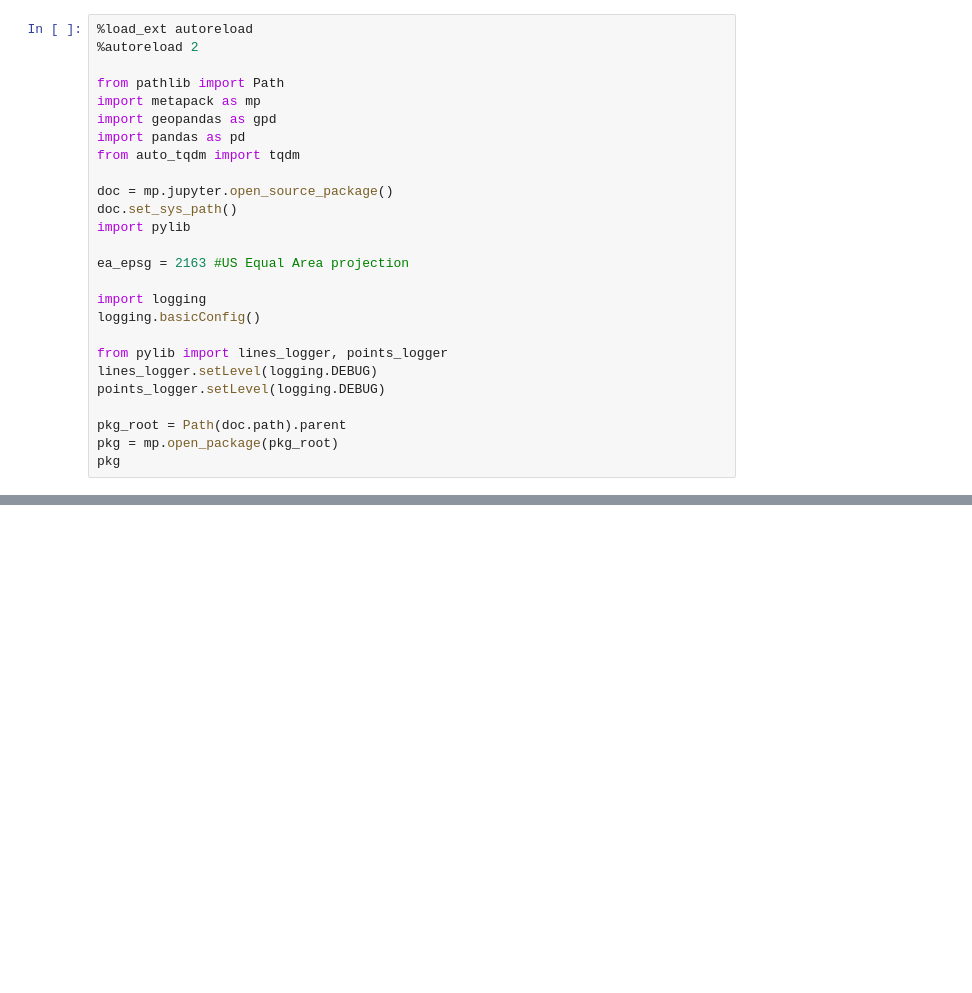
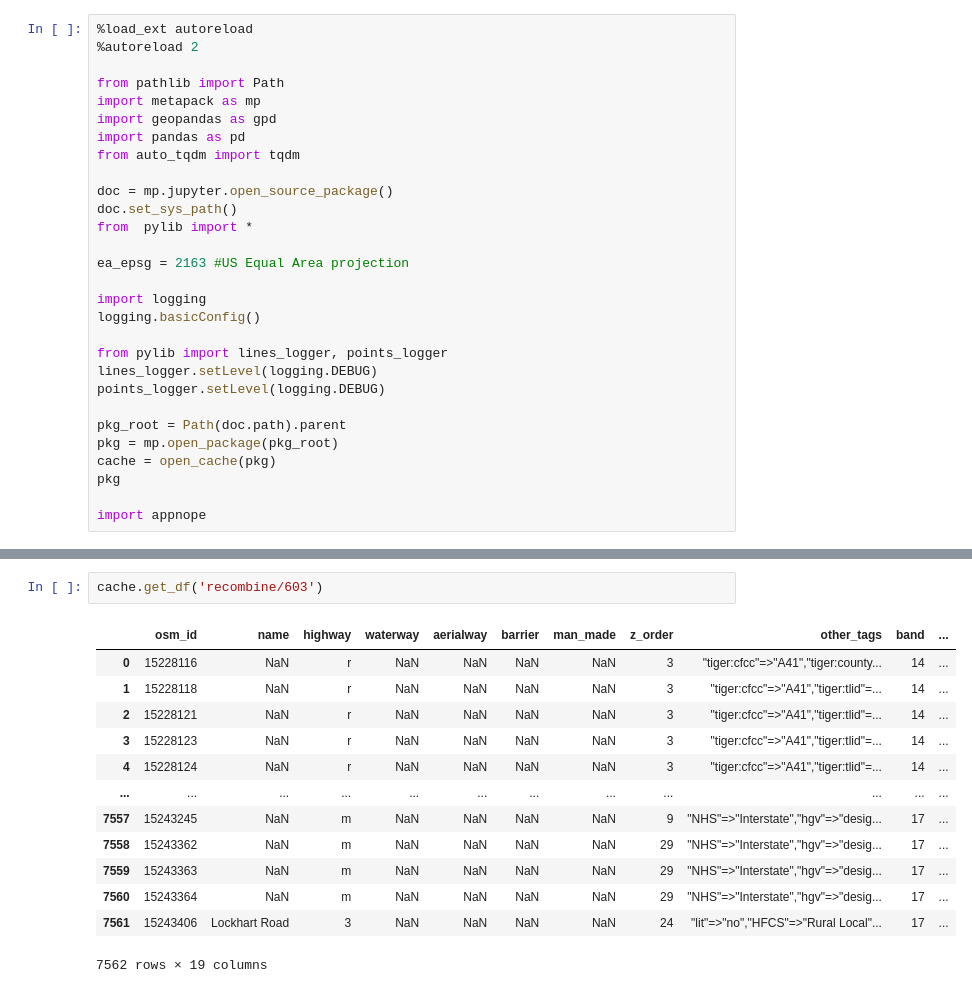
Before and after one commit to metatab-packages/civicknowledge.com-osm-demosearch, a Jupyter notebook: notebooks/Devel.ipynb, the cells around one changed output, grey strips where cells are left out. Cells and saved outputs as stored; diff of their text form; blank space fills up the shorter version.

```diff
--- a/notebooks/Devel.ipynb
+++ b/notebooks/Devel.ipynb
@@ -10,7 +10,7 @@ from auto_tqdm import tqdm
 
 doc = mp.jupyter.open_source_package()
 doc.set_sys_path()
-import pylib
+from  pylib import *
 
 ea_epsg = 2163 #US Equal Area projection
 
@@ -23,4 +23,7 @@ points_logger.setLevel(logging.DEBUG)
 
 pkg_root = Path(doc.path).parent
 pkg = mp.open_package(pkg_root)
+cache = open_cache(pkg)
 pkg
+
+import appnope
@@ -79,0 +39,16 @@ INFO:pylib.points:Make geotags dataframe
+# %%
+cache.get_df('recombine/603')
+# %% [output]
+|  | osm_id | name | highway | waterway | aerialway | barrier | man_made | z_order | other_tags | band | ... |
+| 0 | 15228116 | NaN | r | NaN | NaN | NaN | NaN | 3 | "tiger:cfcc"=>"A41","tiger:county... | 14 | ... |
+| 1 | 15228118 | NaN | r | NaN | NaN | NaN | NaN | 3 | "tiger:cfcc"=>"A41","tiger:tlid"=... | 14 | ... |
+| 2 | 15228121 | NaN | r | NaN | NaN | NaN | NaN | 3 | "tiger:cfcc"=>"A41","tiger:tlid"=... | 14 | ... |
+| 3 | 15228123 | NaN | r | NaN | NaN | NaN | NaN | 3 | "tiger:cfcc"=>"A41","tiger:tlid"=... | 14 | ... |
+| 4 | 15228124 | NaN | r | NaN | NaN | NaN | NaN | 3 | "tiger:cfcc"=>"A41","tiger:tlid"=... | 14 | ... |
+| ... | ... | ... | ... | ... | ... | ... | ... | ... | ... | ... | ... |
+| 7557 | 15243245 | NaN | m | NaN | NaN | NaN | NaN | 9 | "NHS"=>"Interstate","hgv"=>"desig... | 17 | ... |
+| 7558 | 15243362 | NaN | m | NaN | NaN | NaN | NaN | 29 | "NHS"=>"Interstate","hgv"=>"desig... | 17 | ... |
+| 7559 | 15243363 | NaN | m | NaN | NaN | NaN | NaN | 29 | "NHS"=>"Interstate","hgv"=>"desig... | 17 | ... |
+| 7560 | 15243364 | NaN | m | NaN | NaN | NaN | NaN | 29 | "NHS"=>"Interstate","hgv"=>"desig... | 17 | ... |
+| 7561 | 15243406 | Lockhart Road | 3 | NaN | NaN | NaN | NaN | 24 | "lit"=>"no","HFCS"=>"Rural Local"... | 17 | ... |
+7562 rows × 19 columns
```
Also changed, not shown: parts of 6 cells of this notebook, 3 other files.
